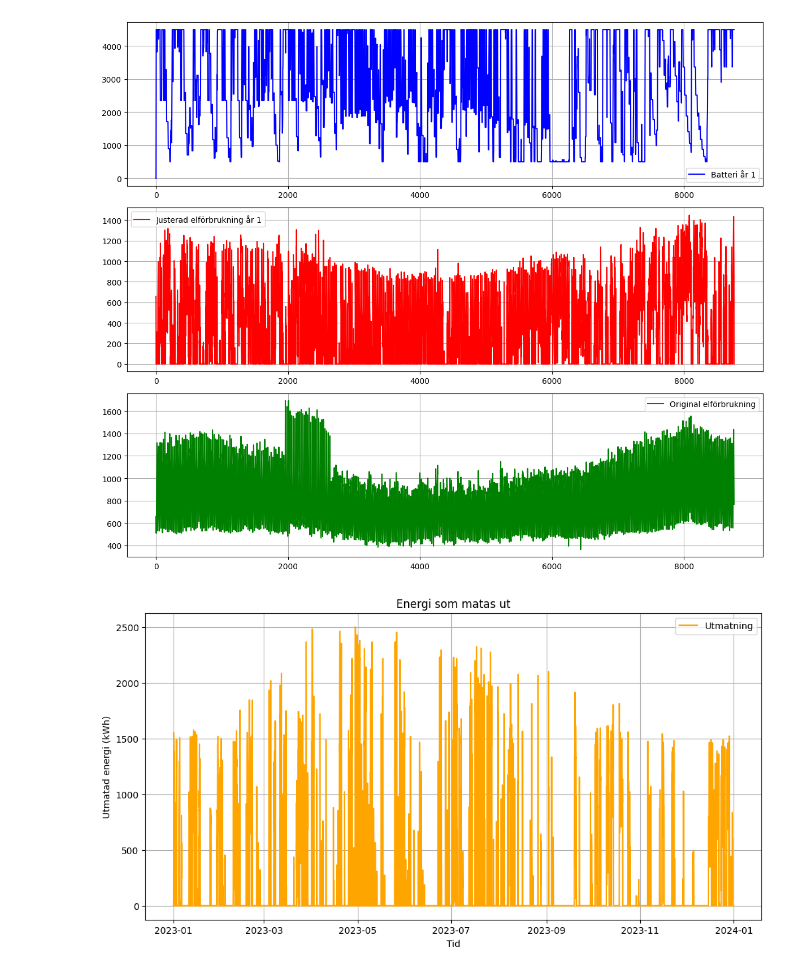
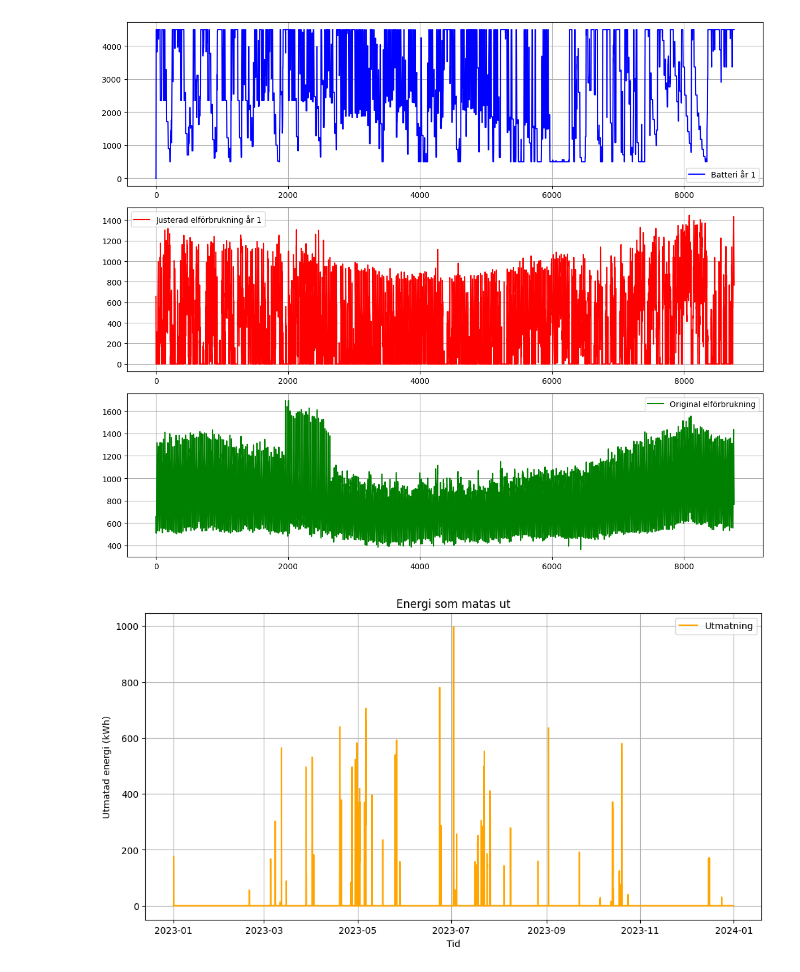
Before and after one commit to Jakobthuresson/Energigemenskaper, a Jupyter notebook: MergeJakob.ipynb, the cells around one changed output. Drawn from its saved outputs; the diff is of its cells as text; code cells hidden in the pictures.

Commit message:
Sänka

```diff
--- a/MergeJakob.ipynb
+++ b/MergeJakob.ipynb
@@ -9,12 +9,15 @@ ABKEl = pd.read_excel("ABKEL.xlsx", names=["ABKEl"])
 Spotpris = pd.read_excel("Spotpris.xlsx", names=["Spotpris"])  # Namnge kolumnen korrekt
 Vindprod = pd.read_excel("Vindturbin.xlsx")
 StarkaEl = pd.read_excel("Starka2023.xlsx")
+Skånemejerier = pd.read_excel("Skånemej.xlsx")
 
 # Extrahera första kolumnen från respektive DataFrame
 Starka = StarkaEl.iloc[:, 0]
+Mejan = Skånemejerier.iloc[:, 0]
 Sol = 0.2*Solprod.iloc[:, 0]  # Solel-produktion
 Vind = Vindprod.iloc[:, 0]
 
+Sänka = Mejan + Starka
 Prod= Vind + Sol
 
 # Konvertera Spotpris till en lista för iteration
@@ -88,7 +91,7 @@ faktor = 0.1
 #energiFrånBatteri = min(batteriKapacitet * faktor, diff, maxFrånBatteri, batteriKapacitet - min_battery_level)
 #energiFrånBatteri = max(0, energiFrånbatteri)
 
-for i, (tid, prod, abk, spot, starka) in enumerate(zip(Spotpris.index, Prod, ABK_list, Spot_list, Starka)):
+for i, (tid, prod, abk, spot, sänka) in enumerate(zip(Spotpris.index, Prod, ABK_list, Spot_list, Sänka)):
     diff = abk - prod  # Difference between consumption and solar production
 
 
@@ -102,7 +105,7 @@ for i, (tid, prod, abk, spot, starka) in enumerate(zip(Spotpris.index, Prod, ABK
     if diff <= 0:
         if batteriKapacitet - diff >= max_battery_level:
             utmatEl = batteriKapacitet - diff - max_battery_level
-            utmatning.append((tid, max(0, utmatEl - starka)))
+            utmatning.append((tid, max(0, utmatEl - sänka)))
             batteriKapacitet = max_battery_level  # -diff eftersom diff är negativ
         else:
             utmatning.append((tid, 0))
@@ -255,2 +258,2 @@ Justerad elkostnad simulering: 6191132.19801532
 [figure]
-[figure, old version]
+[figure, new version]
```
Also changed, not shown: parts of 1 cell of this notebook.
